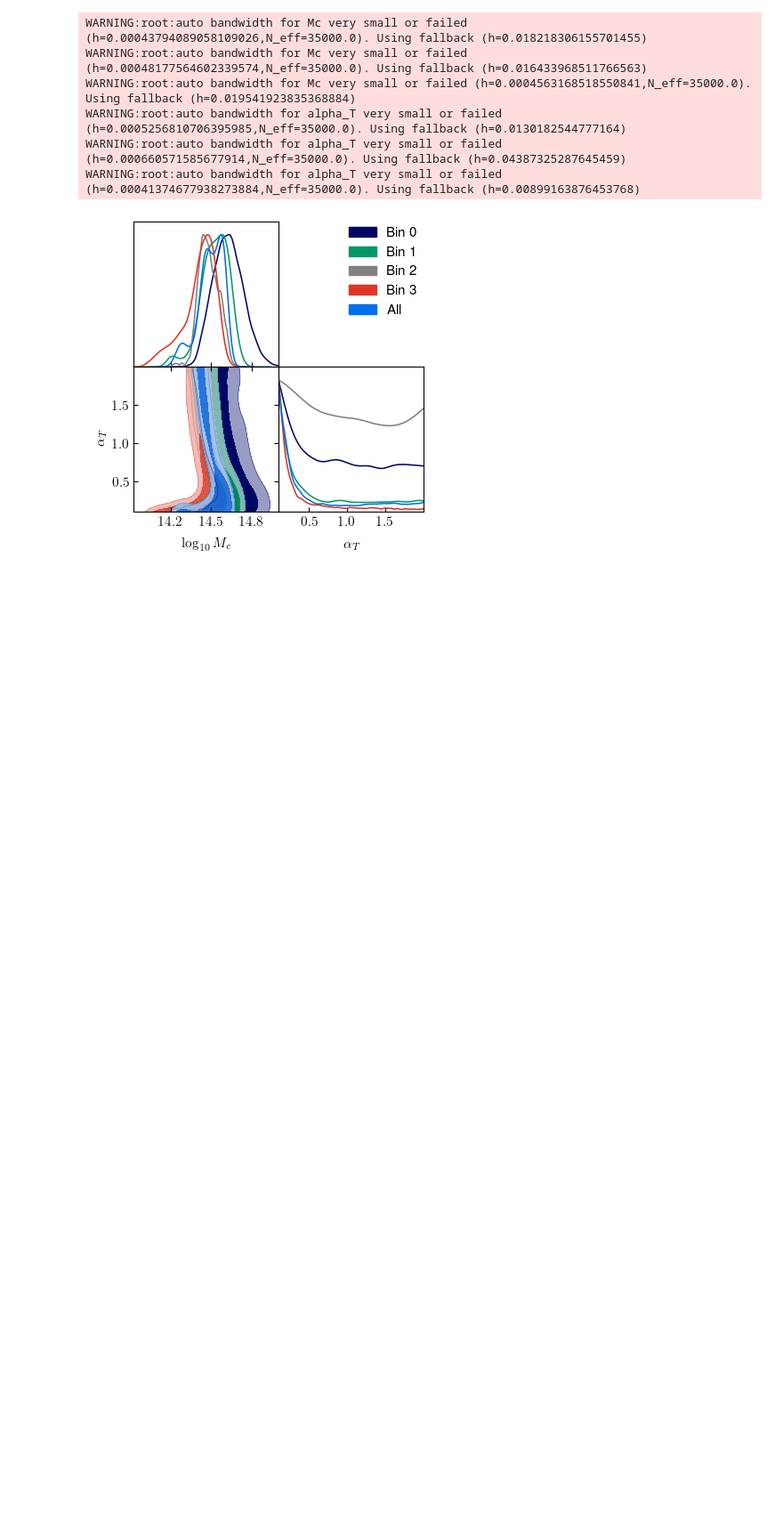
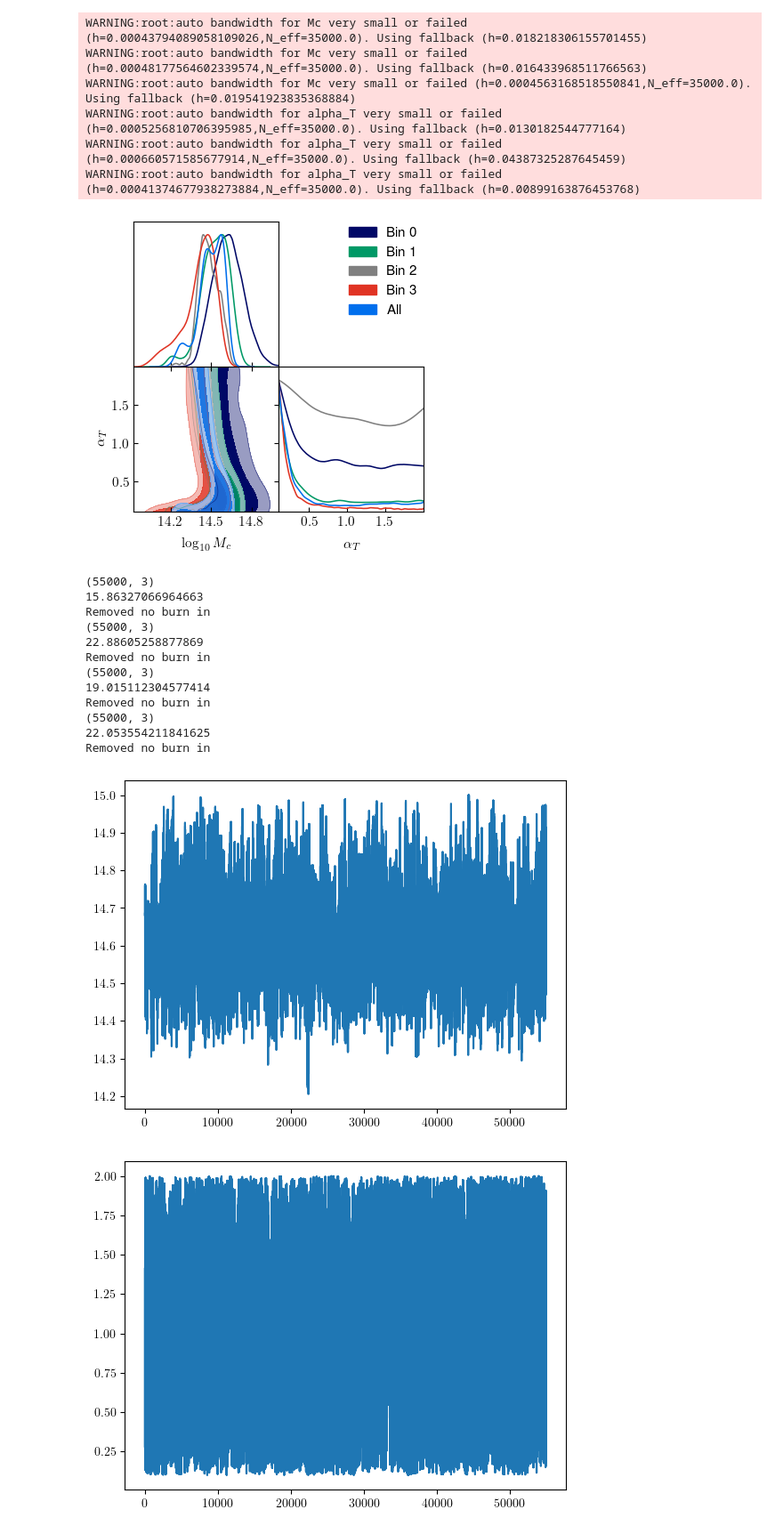
Before and after one commit to Cosmotheka/Cosmotheka_likelihoods, a Jupyter notebook: papers/ROSATx/LikelihoodExample.ipynb, the cells around one changed output. Shown at 89% size. Drawn from its saved outputs; the diff is of its cells as text; code cells hidden in the pictures; blank space fills up the shorter version.

Commit message:
new chains

```diff
--- a/papers/ROSATx/LikelihoodExample.ipynb
+++ b/papers/ROSATx/LikelihoodExample.ipynb
@@ -323,3 +318,34 @@ WARNING:root:auto bandwidth for alpha_T very small or failed (h=0.00052568107063
 WARNING:root:auto bandwidth for alpha_T very small or failed (h=0.000660571585677914,N_eff=35000.0). Using fallback (h=0.04387325287645459)
 WARNING:root:auto bandwidth for alpha_T very small or failed (h=0.00041374677938273884,N_eff=35000.0). Using fallback (h=0.00899163876453768)
 [figure]
+# %%
+samples = {}
+for name in [f'bin{j}' for j in range(4)]:#+['all']:
+    d = np.load(f"chain_Mc_aT_etab_Y3_{name}.npz")
+    chain = d['chain'][5000:]
+    print(chain.shape)
+    print(np.amin(-2*d['probs']))
+    for i in range(2):
+        plt.figure()
+        plt.plot(chain[:, i])
+    samp = MCSamples(samples=chain,
+                     names=['Mc', 'alpha_T', 'eta_b'],
+                     ranges=[[13, 15], [0.1, 2.0], [0.1, 2.0]],
+                     labels=[r'$\log_{10}M_c$', r'$\alpha_T$', r'$\eta_b$'])
+    samp.smooth_scale_2D=0.3
+    samples[name] = samp
+# %% [output]
+(55000, 3)
+15.86327066964663
+Removed no burn in
+(55000, 3)
+22.88605258877869
+Removed no burn in
+(55000, 3)
+19.015112304577414
+Removed no burn in
+(55000, 3)
+22.053554211841625
+Removed no burn in
+[figure, added]
+[figure, added]
```
Also changed, not shown: parts of 3 cells of this notebook.
